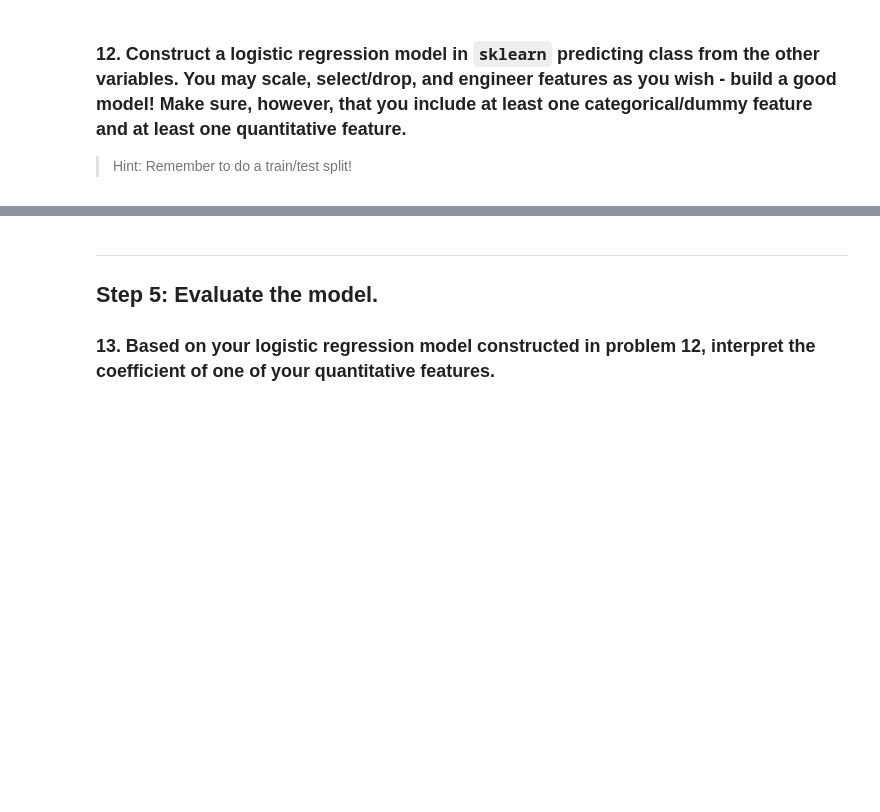
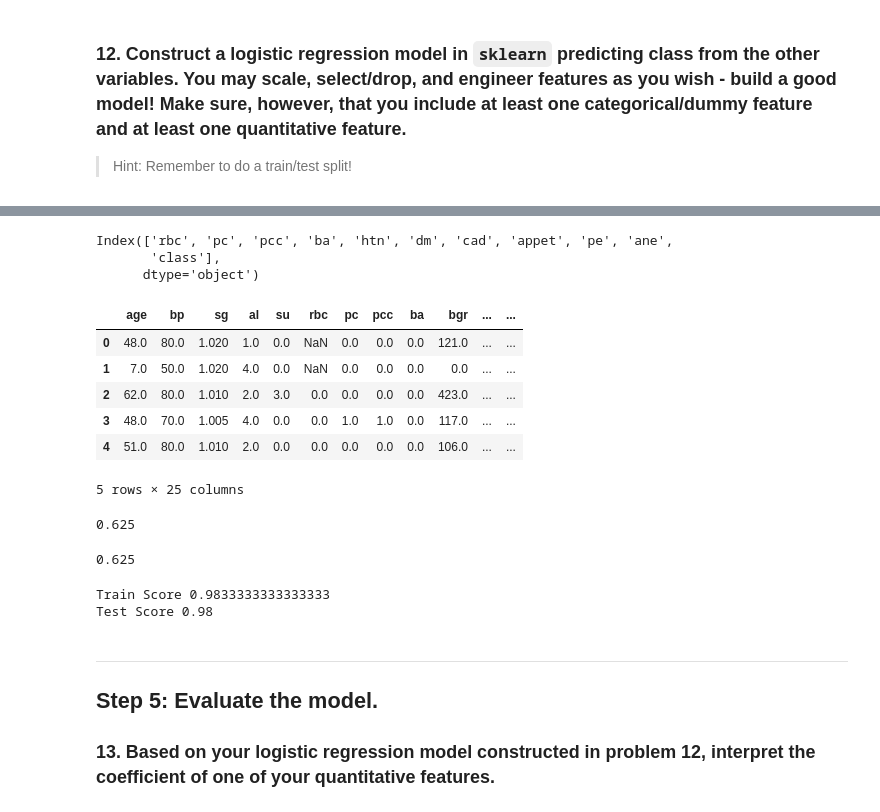
Before and after one commit to Tatadektep/Classfication_Evaluation_Lab, a Jupyter notebook: starter-code.ipynb, the cells around one changed output, grey strips where cells are left out. Cells and saved outputs as stored; diff of their text form; code cells hidden in the pictures; blank space fills up the shorter version.

```diff
--- a/starter-code.ipynb
+++ b/starter-code.ipynb
@@ -98,0 +206,28 @@ Answer:
+# %%
+object_df = df.select_dtypes(include="object")
+# %%
+object_df.columns
+# %% [output]
+Index(['rbc', 'pc', 'pcc', 'ba', 'htn', 'dm', 'cad', 'appet', 'pe', 'ane',
+       'class'],
+      dtype='object')
+# %%
+# Loop through all object columns
+for i in object_df.columns:
+    df[i]= df[i].map({"normal":0,"abnormal":1,
+                      "notpresent":0, "present":1,
+                      "no":0,"yes":1,
+                      "good":0,"poor":1, # Good appetite == Normal, Poor appetite == abnormal
+                      "notckd":0,"ckd":1})
+# %%
+# df.fillna(0,inplace=True)
+# We assumed that missing data is normal due to not required testings.
+df.head()
+# %% [output]
+|  | age | bp | sg | al | su | rbc | pc | pcc | ba | bgr | ... | ... |
+| 0 | 48.0 | 80.0 | 1.020 | 1.0 | 0.0 | NaN | 0.0 | 0.0 | 0.0 | 121.0 | ... | ... |
+| 1 | 7.0 | 50.0 | 1.020 | 4.0 | 0.0 | NaN | 0.0 | 0.0 | 0.0 | 0.0 | ... | ... |
+| 2 | 62.0 | 80.0 | 1.010 | 2.0 | 3.0 | 0.0 | 0.0 | 0.0 | 0.0 | 423.0 | ... | ... |
+| 3 | 48.0 | 70.0 | 1.005 | 4.0 | 0.0 | 0.0 | 1.0 | 1.0 | 0.0 | 117.0 | ... | ... |
+| 4 | 51.0 | 80.0 | 1.010 | 2.0 | 0.0 | 0.0 | 0.0 | 0.0 | 0.0 | 106.0 | ... | ... |
+5 rows × 25 columns
@@ -98,0 +237,4 @@ Answer:
+# %%
+df["class"].mean()
+# %% [output]
+0.625
@@ -98,0 +245,4 @@ Answer:
+# %%
+y.mean()
+# %% [output]
+0.625
@@ -99,3 +254,16 @@ Answer:
+# %%
+# Instantiate Logistic Regression Model
+logreg = LogisticRegression()
+
+# Train or Fit
+logreg.fit(X_train_sc, y_train)
+
+# Check Train and Test Score
+print(f"Train Score {logreg.score(X_train_sc, y_train)}")
+print(f"Test Score {logreg.score(X_test_sc, y_test)}")
+# %% [output]
+Train Score 0.9833333333333333
+Test Score 0.98
 # %% [markdown]
 ---
 
```
Also changed, not shown: parts of 68 cells of this notebook.
